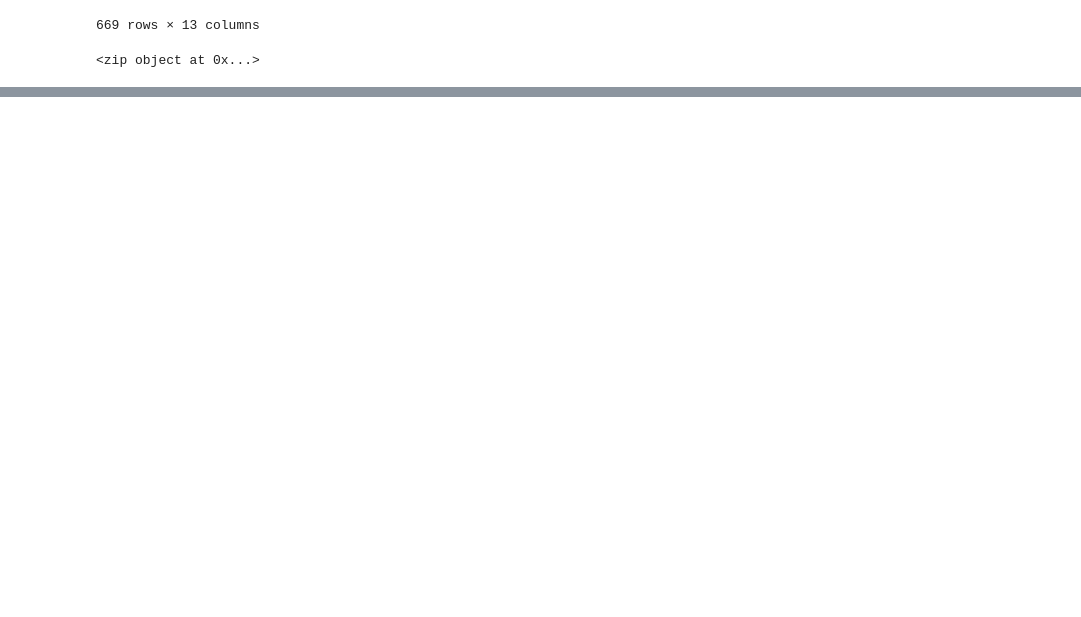
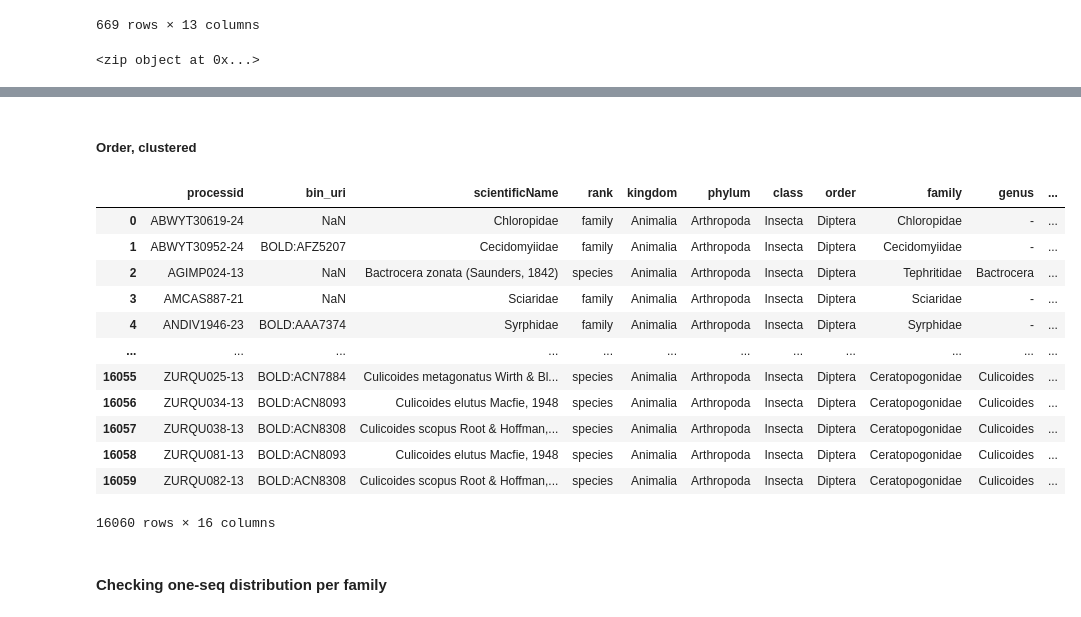
Before and after one commit to CIBIO-BU/mozaiko, a Jupyter notebook: draft.ipynb, the cells around one changed output, grey strips where cells are left out. Cells and saved outputs as stored; diff of their text form; code cells hidden in the pictures; blank space fills up the shorter version.

```diff
--- a/draft.ipynb
+++ b/draft.ipynb
@@ -844,0 +1022,21 @@ nuc_mat_species.to_csv("nuc_mat_species.csv")
+# %% [markdown]
+##### Order, clustered
+# %%
+diptera_clustered = pd.read_csv("/home/camilababo/Documents/coding-projects/DNAquaIMG-tool/mozaico/data/output_data/bmi-600k/insert/multibarcode/mb-order-diptera/diptera_clustered.csv", sep=",")
+diptera_clustered
+# %% [output]
+|  | processid | bin_uri | scientificName | rank | kingdom | phylum | class | order | family | genus | ... |
+| 0 | ABWYT30619-24 | NaN | Chloropidae | family | Animalia | Arthropoda | Insecta | Diptera | Chloropidae | - | ... |
+| 1 | ABWYT30952-24 | BOLD:AFZ5207 | Cecidomyiidae | family | Animalia | Arthropoda | Insecta | Diptera | Cecidomyiidae | - | ... |
+| 2 | AGIMP024-13 | NaN | Bactrocera zonata (Saunders, 1842) | species | Animalia | Arthropoda | Insecta | Diptera | Tephritidae | Bactrocera | ... |
+| 3 | AMCAS887-21 | NaN | Sciaridae | family | Animalia | Arthropoda | Insecta | Diptera | Sciaridae | - | ... |
+| 4 | ANDIV1946-23 | BOLD:AAA7374 | Syrphidae | family | Animalia | Arthropoda | Insecta | Diptera | Syrphidae | - | ... |
+| ... | ... | ... | ... | ... | ... | ... | ... | ... | ... | ... | ... |
+| 16055 | ZURQU025-13 | BOLD:ACN7884 | Culicoides metagonatus Wirth & Bl... | species | Animalia | Arthropoda | Insecta | Diptera | Ceratopogonidae | Culicoides | ... |
+| 16056 | ZURQU034-13 | BOLD:ACN8093 | Culicoides elutus Macfie, 1948 | species | Animalia | Arthropoda | Insecta | Diptera | Ceratopogonidae | Culicoides | ... |
+| 16057 | ZURQU038-13 | BOLD:ACN8308 | Culicoides scopus Root & Hoffman,... | species | Animalia | Arthropoda | Insecta | Diptera | Ceratopogonidae | Culicoides | ... |
+| 16058 | ZURQU081-13 | BOLD:ACN8093 | Culicoides elutus Macfie, 1948 | species | Animalia | Arthropoda | Insecta | Diptera | Ceratopogonidae | Culicoides | ... |
+| 16059 | ZURQU082-13 | BOLD:ACN8308 | Culicoides scopus Root & Hoffman,... | species | Animalia | Arthropoda | Insecta | Diptera | Ceratopogonidae | Culicoides | ... |
+16060 rows × 16 columns
+# %% [markdown]
+#### Checking one-seq distribution per family
```
Also changed, not shown: parts of 23 cells of this notebook, 8 other files.
